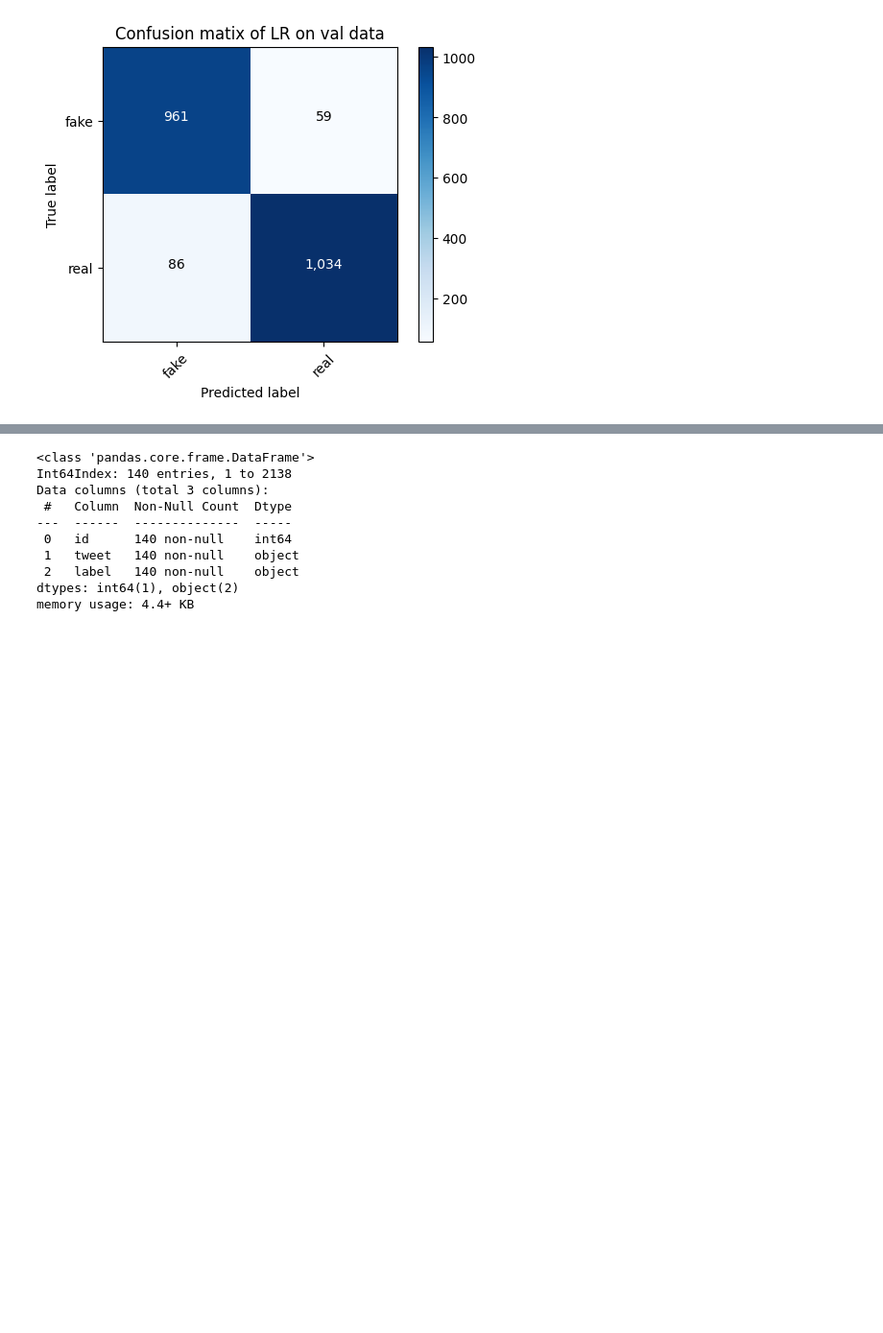
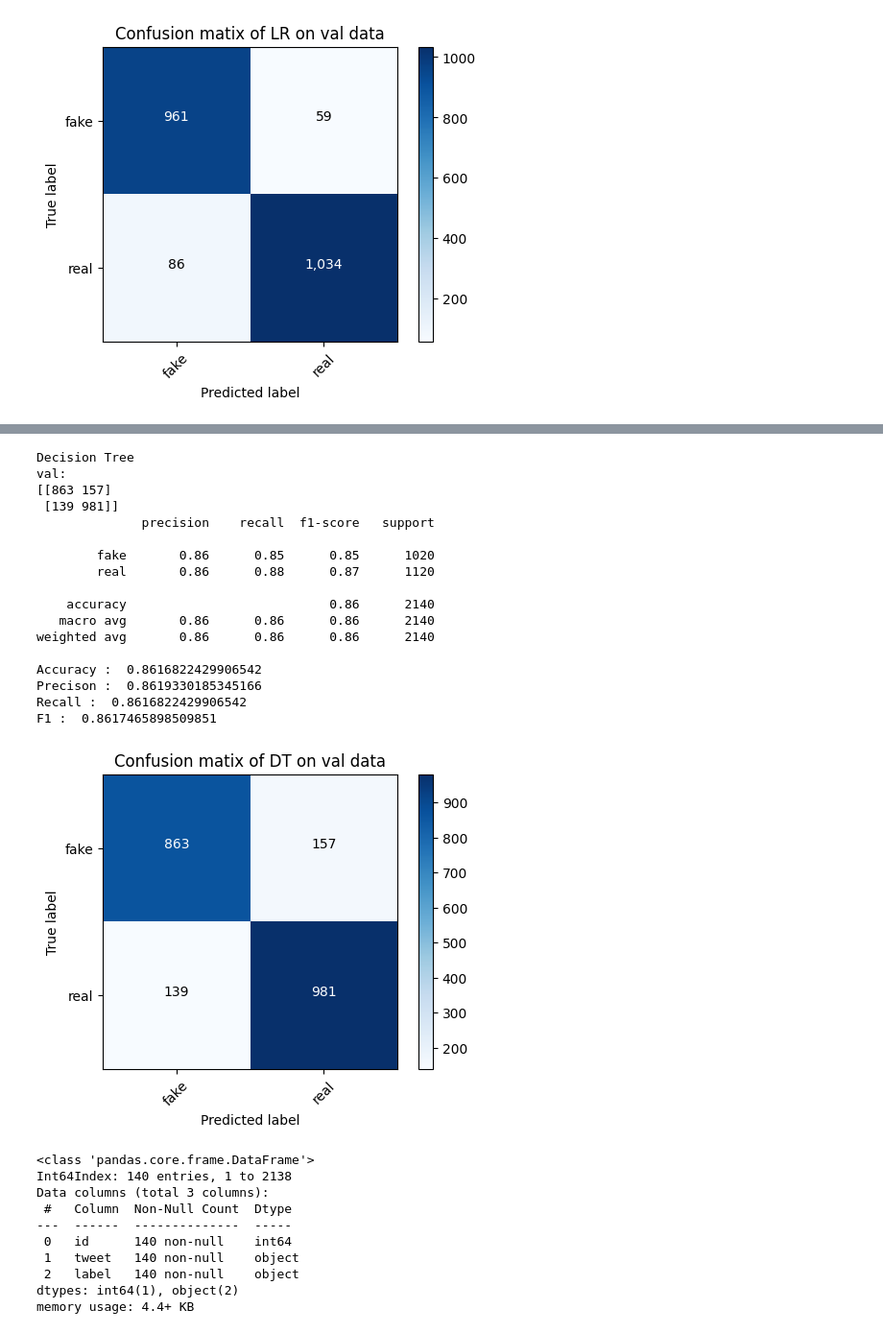
Before and after one commit to Karlis00/covid19-fake-news-detector, a Jupyter notebook: ml_baseline.ipynb, the cells around one changed output, grey strips where cells are left out. Shown at 96% size. Saved outputs shown, nothing was run; the diff lists cells and outputs as text; code cells hidden in the pictures; blank space fills up the shorter version.

Commit message:
Experiment in changing the hyperparameters of DecisionTreeClassifier()

```diff
--- a/ml_baseline.ipynb
+++ b/ml_baseline.ipynb
@@ -371,3 +371,37 @@ F1 :  0.8491311706111768
+# %%
+# Carried out the experiments in finding the best hyperparameter of DecisionTreeClassifier() to modify the model
+pipeline = Pipeline([
+        ('bow', CountVectorizer()),
+        ('tfidf', TfidfTransformer()),
+        ('c', tree.DecisionTreeClassifier(criterion='entropy',min_samples_split=5))
+    ])
+fit = pipeline.fit(train['tweet'],train['label'])
+print('Decision Tree')
+print ('val:')
+pred=pipeline.predict(val['tweet'])
+
+print_metrices(pred,val['label'])
+plot_confusion_matrix(confusion_matrix(val['label'],pred),target_names=['fake','real'], normalize = False, \
+                      title = 'Confusion matix of DT on val data')
+# %% [output]
+Decision Tree
+val:
+[[863 157]
+ [139 981]]
+              precision    recall  f1-score   support
+
+        fake       0.86      0.85      0.85      1020
+        real       0.86      0.88      0.87      1120
+
+    accuracy                           0.86      2140
+   macro avg       0.86      0.86      0.86      2140
+weighted avg       0.86      0.86      0.86      2140
+
+Accuracy :  0.8616822429906542
+Precison :  0.8619330185345166
+Recall :  0.8616822429906542
+F1 :  0.8617465898509851
+[figure, added]
 # %%
 svm_val_misclass_df.info()
 # %% [output]
```
Also changed, not shown: parts of 3 cells of this notebook.
